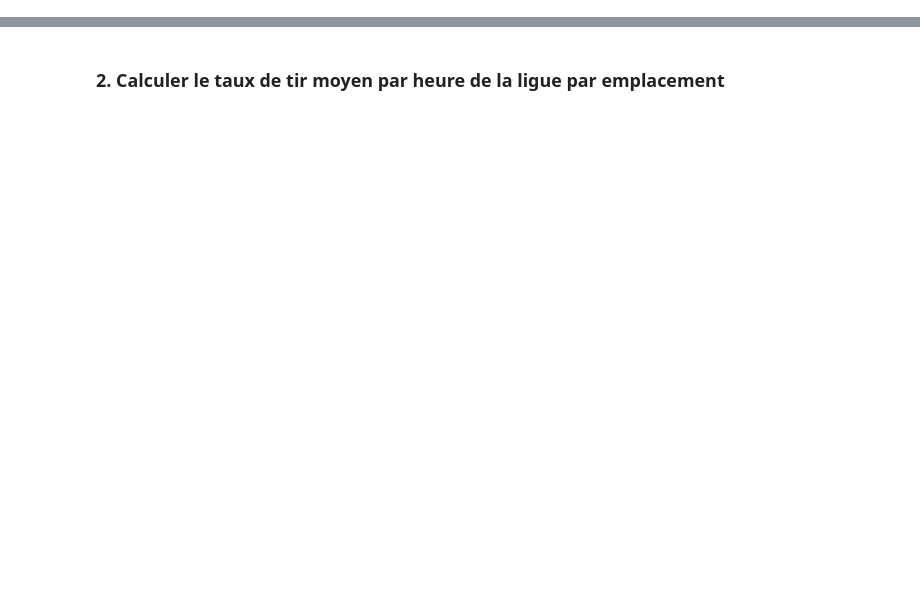
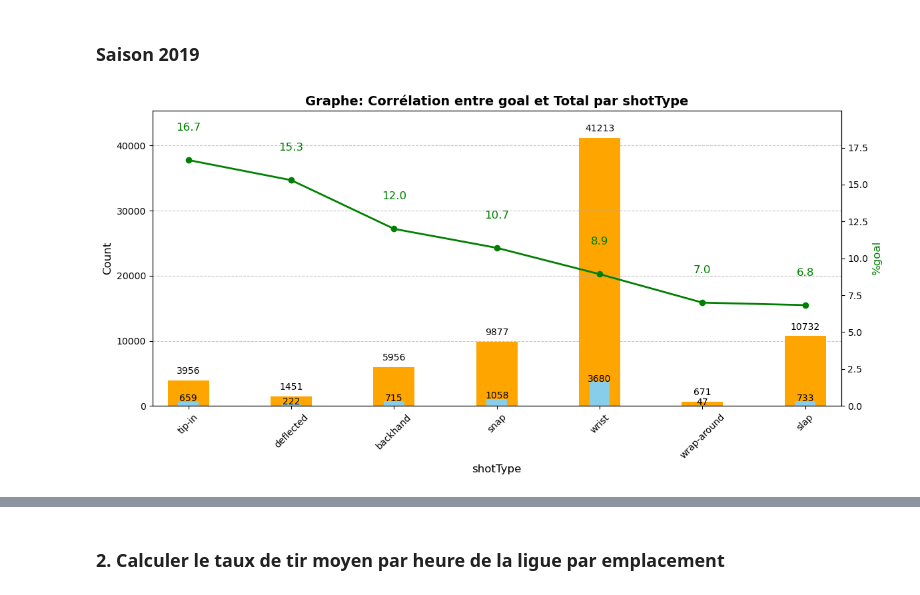
Before and after one commit to Seet-git/FT6758-NHL_A11, a Jupyter notebook: mainNHL.ipynb, the cells around one changed output, grey strips where cells are left out. Saved outputs shown, nothing was run; the diff lists cells and outputs as text; code cells hidden in the pictures; blank space fills up the shorter version.

```diff
--- a/mainNHL.ipynb
+++ b/mainNHL.ipynb
@@ -70,0 +150,10 @@ print(q1a['shotDistance_Group'].value_counts())
+# %% [markdown]
+### Saison 2019
+# %%
+# Get the correlation between the goal and the type of shot
+corr_2019 = get_correlations_2variables(df_2019, 'shotType', 'typeDescKey')
+
+# Plot the correlation between the goal and the type of shot
+plot_correlations_2variables(corr_2019, 'Total', 'goal')
+# %% [output]
+[figure, added]
```
Also changed, not shown: parts of 54 cells of this notebook, 19 other files.
